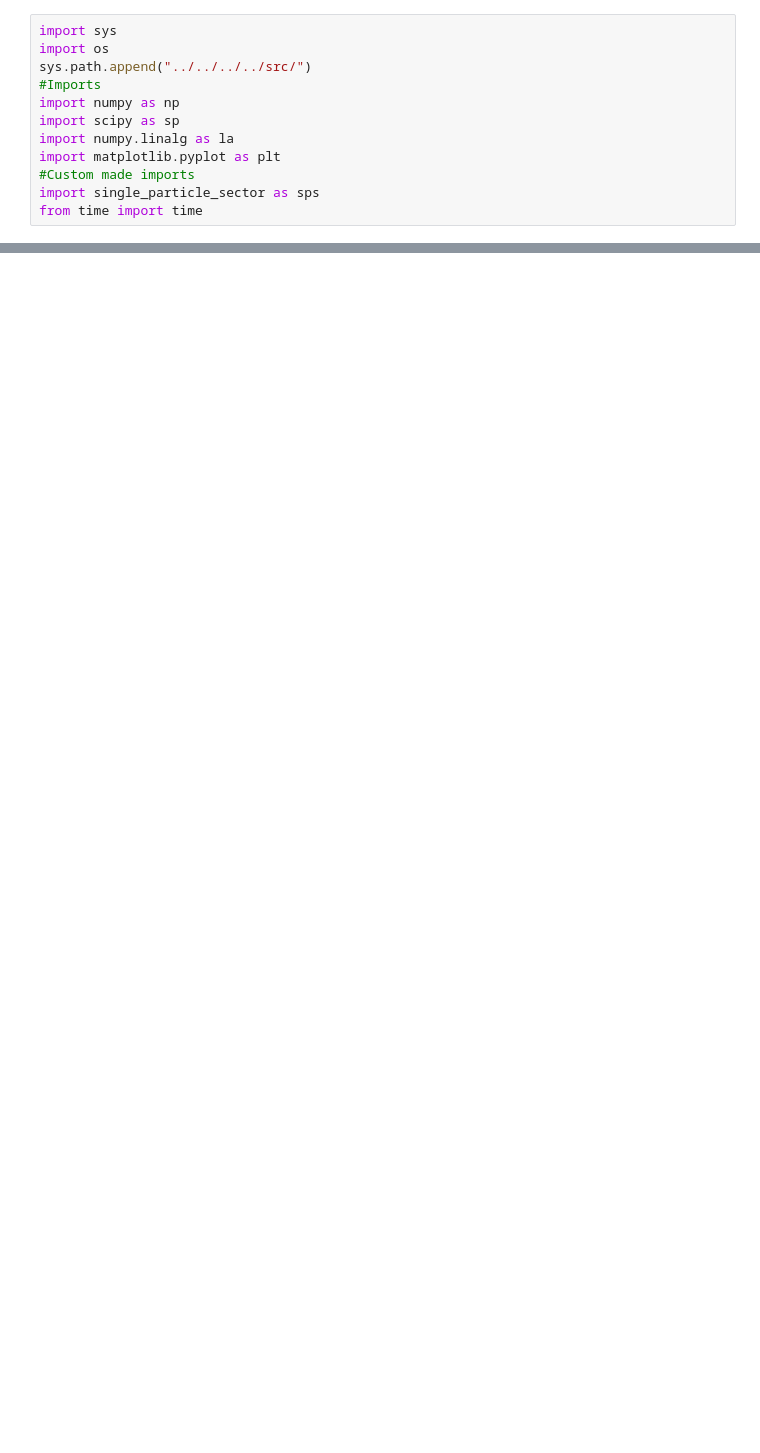
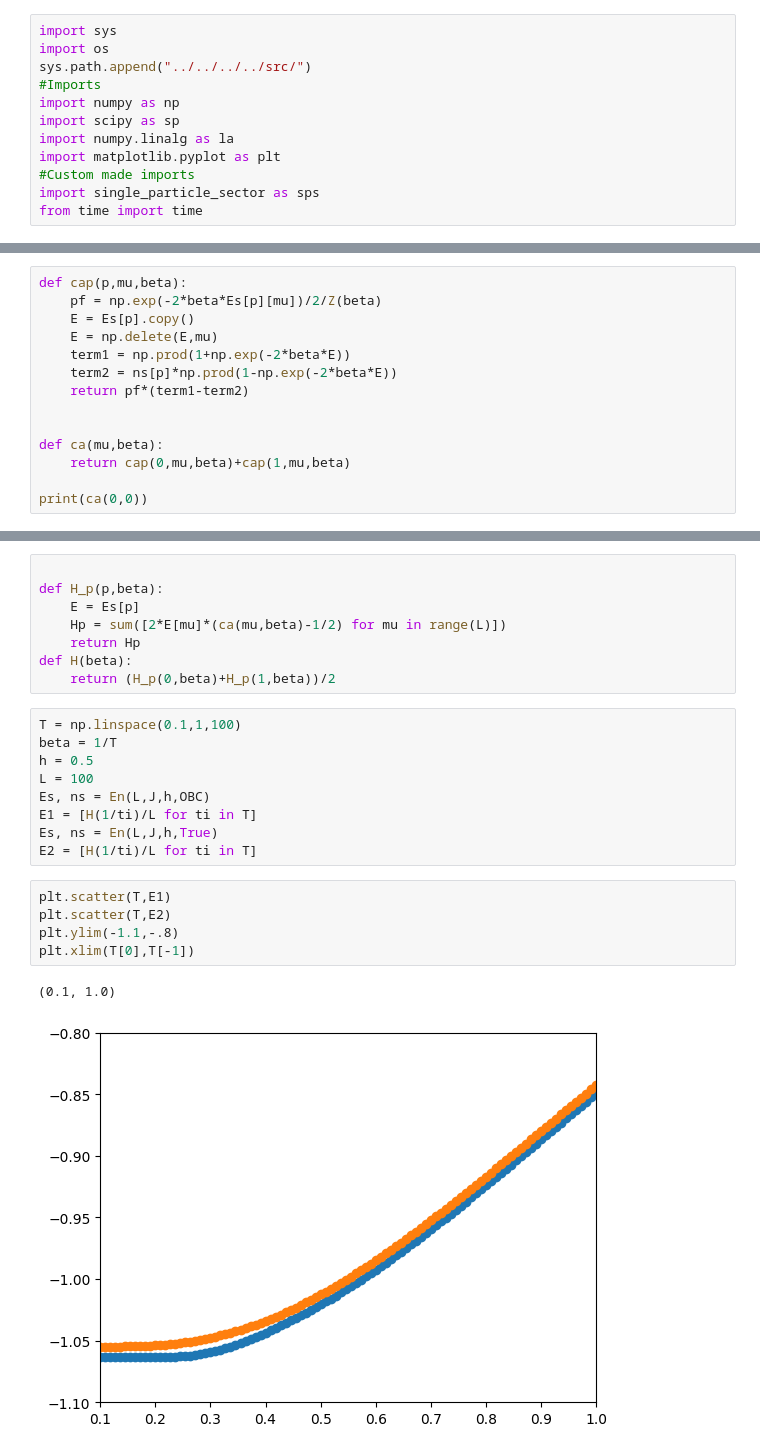
Before and after one commit to KristianMunnikhuis/subsystem_loschmidt_echo, a Jupyter notebook: scripts/mutual_info/exact_diag/Thermal Test/thermal_tests.ipynb, the cells around one changed output, grey strips where cells are left out. Saved outputs shown, nothing was run; the diff lists cells and outputs as text; blank space fills up the shorter version.

```diff
--- a/scripts/mutual_info/exact_diag/Thermal Test/thermal_tests.ipynb
+++ b/scripts/mutual_info/exact_diag/Thermal Test/thermal_tests.ipynb
@@ -78,0 +90,14 @@ for l in range(L):
+# %%
+def cap(p,mu,beta):
+    pf = np.exp(-2*beta*Es[p][mu])/2/Z(beta)
+    E = Es[p].copy()
+    E = np.delete(E,mu)
+    term1 = np.prod(1+np.exp(-2*beta*E))
+    term2 = ns[p]*np.prod(1-np.exp(-2*beta*E))
+    return pf*(term1-term2)
+
+
+def ca(mu,beta):
+    return cap(0,mu,beta)+cap(1,mu,beta)
+
+print(ca(0,0))
@@ -78,0 +122,25 @@ for l in range(L):
+# %%
+
+def H_p(p,beta):
+    E = Es[p]
+    Hp = sum([2*E[mu]*(ca(mu,beta)-1/2) for mu in range(L)])
+    return Hp
+def H(beta):
+    return (H_p(0,beta)+H_p(1,beta))/2
+# %%
+T = np.linspace(0.1,1,100)
+beta = 1/T
+h = 0.5
+L = 100
+Es, ns = En(L,J,h,OBC)
+E1 = [H(1/ti)/L for ti in T]
+Es, ns = En(L,J,h,True)
+E2 = [H(1/ti)/L for ti in T]
+# %%
+plt.scatter(T,E1)
+plt.scatter(T,E2)
+plt.ylim(-1.1,-.8)
+plt.xlim(T[0],T[-1])
+# %% [output]
+(0.1, 1.0)
+[figure, added]
```
Also changed, not shown: parts of 14 cells of this notebook.
